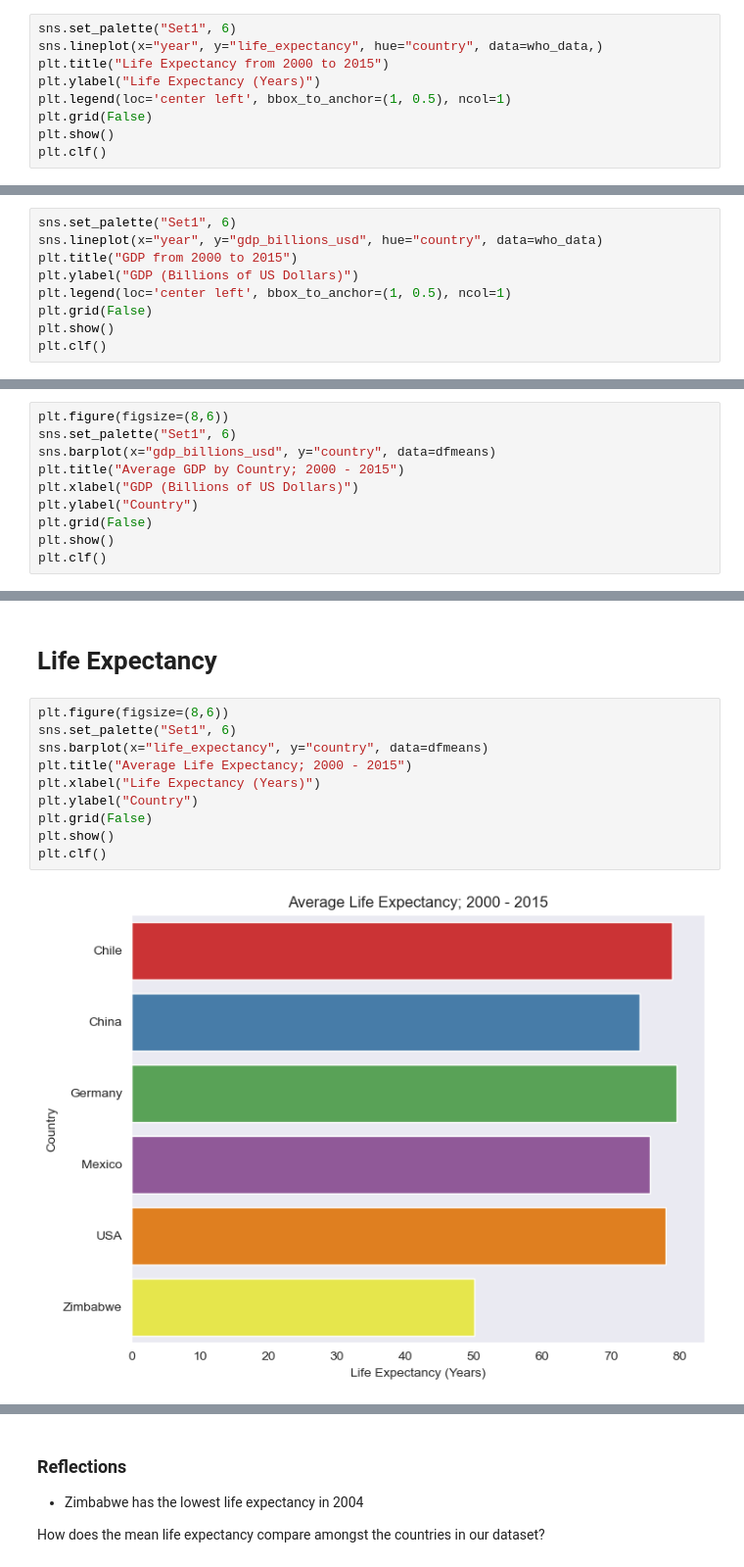
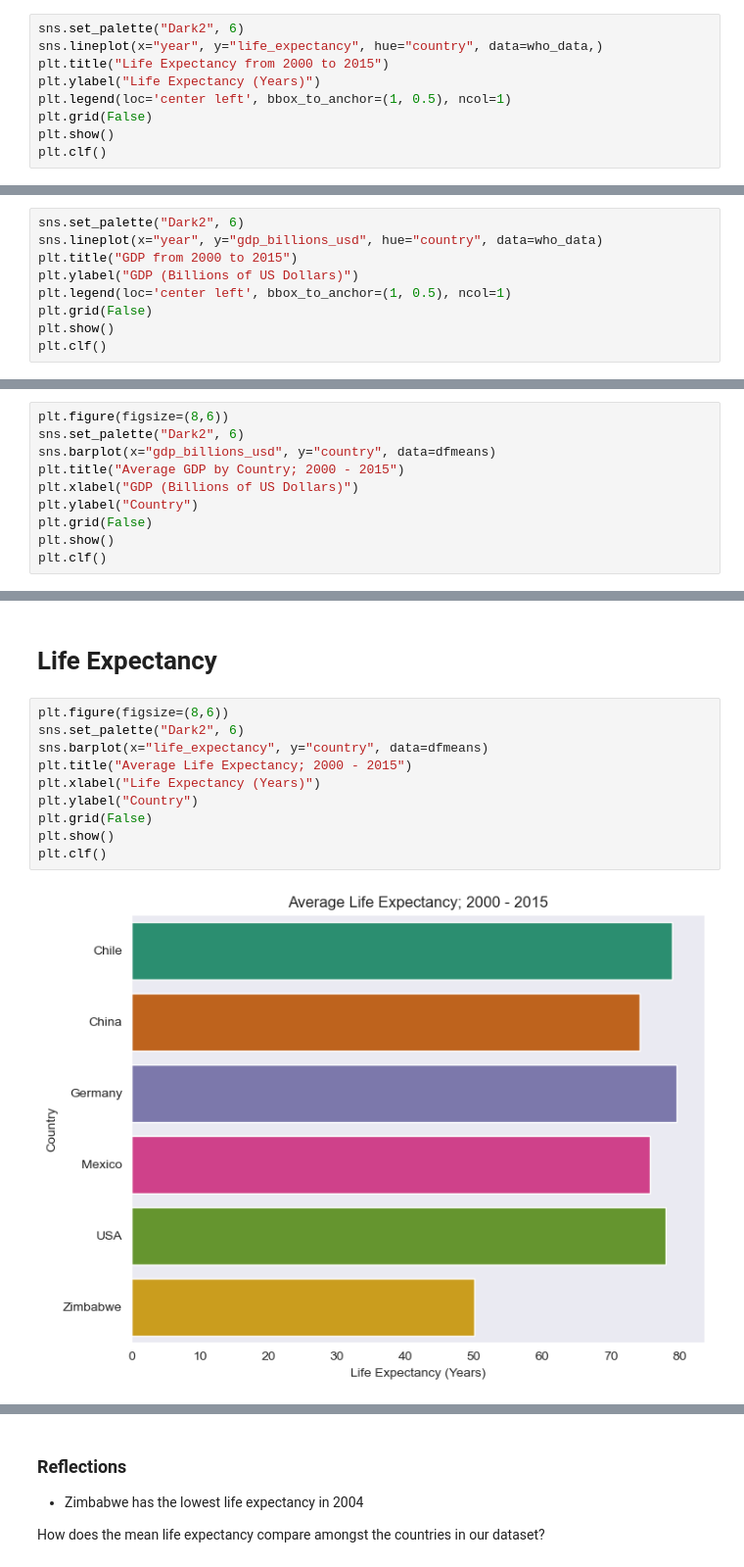
Before and after one commit to pineapple-bois/Life-Expectancy-and-GDP, a Jupyter notebook: life_expectancy_gdp.ipynb, the cells around one changed output, grey strips where cells are left out. Shown at 98% size. Saved outputs shown, nothing was run; the diff lists cells and outputs as text.

```diff
--- a/life_expectancy_gdp.ipynb
+++ b/life_expectancy_gdp.ipynb
@@ -63,7 +63,7 @@ New Columns:
 # %% [markdown]
 Think we need to make some initial visualisations of life expectancy vs year with hue = country with a similar visualisation for GDP...
 # %%
-sns.set_palette("Set1", 6)
+sns.set_palette("Dark2", 6)
 sns.lineplot(x="year", y="life_expectancy", hue="country", data=who_data,)
 plt.title("Life Expectancy from 2000 to 2015")
 plt.ylabel("Life Expectancy (Years)")
@@ -79,7 +79,7 @@ Zimbabwe's life expectancy is significantly lower than the other 5 countries.
 There's also a dip in 2004. Would be interesting to find out what was happening in Zimbabwe politically/economically in 2004
 We need to separate our visualisations.
 # %%
-sns.set_palette("Set1", 6)
+sns.set_palette("Dark2", 6)
 sns.lineplot(x="year", y="gdp_billions_usd", hue="country", data=who_data)
 plt.title("GDP from 2000 to 2015")
 plt.ylabel("GDP (Billions of US Dollars)")
@@ -110,7 +110,7 @@ colours = ['#e41a1c','#377eb8','#4daf4a','#984ea3','#ff7f00', '#f781bf']
 dfmeans = who_data.drop("year", axis = 1).groupby("country").mean().reset_index()
 # %%
 plt.figure(figsize=(8,6))
-sns.set_palette("Set1", 6)
+sns.set_palette("Dark2", 6)
 sns.barplot(x="gdp_billions_usd", y="country", data=dfmeans)
 plt.title("Average GDP by Country; 2000 - 2015")
 plt.xlabel("GDP (Billions of US Dollars)")
@@ -208,16 +208,16 @@ plt.show()
 # Life Expectancy #
 # %%
 plt.figure(figsize=(8,6))
-sns.set_palette("Set1", 6)
+sns.set_palette("Dark2", 6)
 sns.barplot(x="life_expectancy", y="country", data=dfmeans)
 plt.title("Average Life Expectancy; 2000 - 2015")
 plt.xlabel("Life Expectancy (Years)")
 plt.ylabel("Country")
 plt.grid(False)
 plt.show()
 plt.clf()
 # %% [output]
-[figure, old version]
+[figure, new version]
 <Figure size 640x480 with 0 Axes>
 # %%
 fig = plt.figure(figsize=(17, 15))
```
Also changed, not shown: parts of 13 cells of this notebook.
